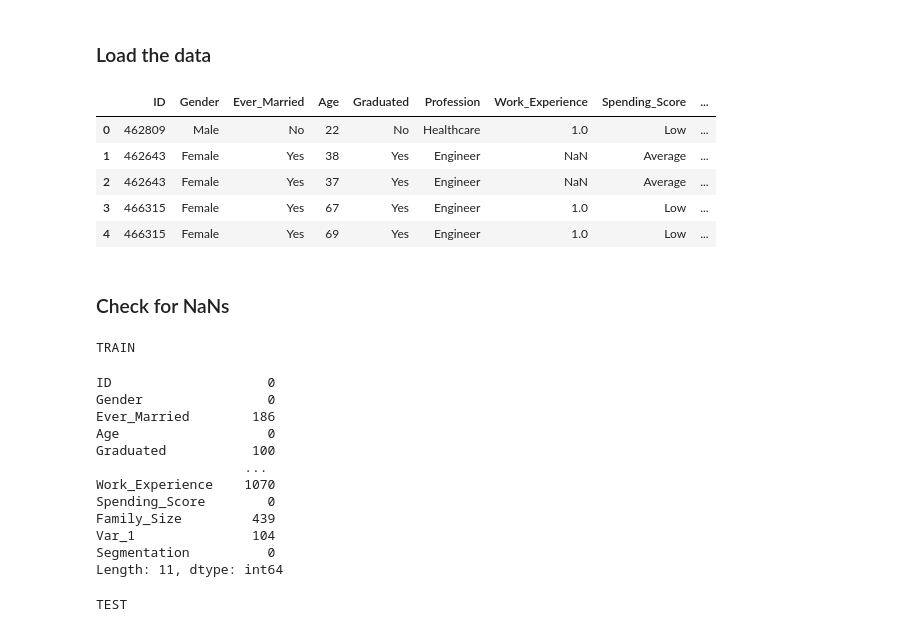
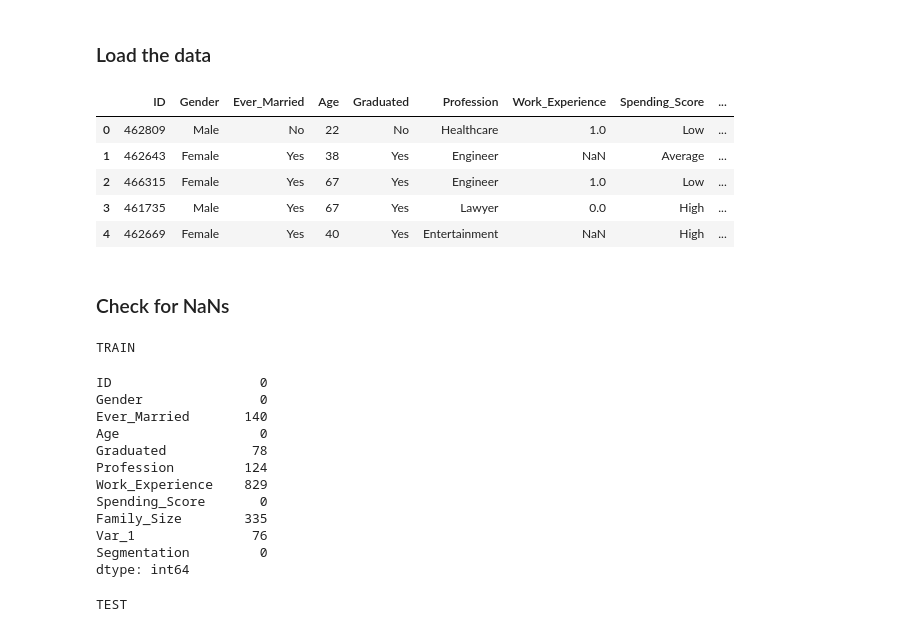
Before and after one commit to atif-hassan/Competition-code, a Jupyter notebook: AnalyticsVidhya/Customer Segmentation/Code/EDA.ipynb, the cells around one changed output. Cells and saved outputs as stored; diff of their text form; code cells hidden in the pictures.

```diff
--- a/AnalyticsVidhya/Customer Segmentation/Code/EDA.ipynb
+++ b/AnalyticsVidhya/Customer Segmentation/Code/EDA.ipynb
@@ -11,18 +11,18 @@ from IPython.display import display
 # %% [markdown]
 ### Load the data
 # %%
-df_train = pd.read_csv("../Data/Aug_Train.csv")
+df_train = pd.read_csv("../Data/Train.csv")
 df_test = pd.read_csv("../Data/Test.csv")
 df_train.head()
 
 # If profession is NaN, it could mean that the person in unemployed
 # %% [output]
 |  | ID | Gender | Ever_Married | Age | Graduated | Profession | Work_Experience | Spending_Score | ... |
 | 0 | 462809 | Male | No | 22 | No | Healthcare | 1.0 | Low | ... |
 | 1 | 462643 | Female | Yes | 38 | Yes | Engineer | NaN | Average | ... |
-| 2 | 462643 | Female | Yes | 37 | Yes | Engineer | NaN | Average | ... |
-| 3 | 466315 | Female | Yes | 67 | Yes | Engineer | 1.0 | Low | ... |
-| 4 | 466315 | Female | Yes | 69 | Yes | Engineer | 1.0 | Low | ... |
+| 2 | 466315 | Female | Yes | 67 | Yes | Engineer | 1.0 | Low | ... |
+| 3 | 461735 | Male | Yes | 67 | Yes | Lawyer | 0.0 | High | ... |
+| 4 | 462669 | Female | Yes | 40 | Yes | Entertainment | NaN | High | ... |
 # %% [markdown]
 ### Check for NaNs
 # %%
@@ -30,18 +30,18 @@ print("TRAIN")
 display(df_train.isnull().sum())
 # %% [output]
 TRAIN
-ID                    0
-Gender                0
-Ever_Married        186
-Age                   0
-Graduated           100
-                   ...
-Work_Experience    1070
-Spending_Score        0
-Family_Size         439
-Var_1               104
-Segmentation          0
-Length: 11, dtype: int64
+ID                   0
+Gender               0
+Ever_Married       140
+Age                  0
+Graduated           78
+Profession         124
+Work_Experience    829
+Spending_Score       0
+Family_Size        335
+Var_1               76
+Segmentation         0
+dtype: int64
 # %%
 print("TEST")
 display(df_test.isnull().sum())
```
Also changed, not shown: parts of 4 cells of this notebook.
